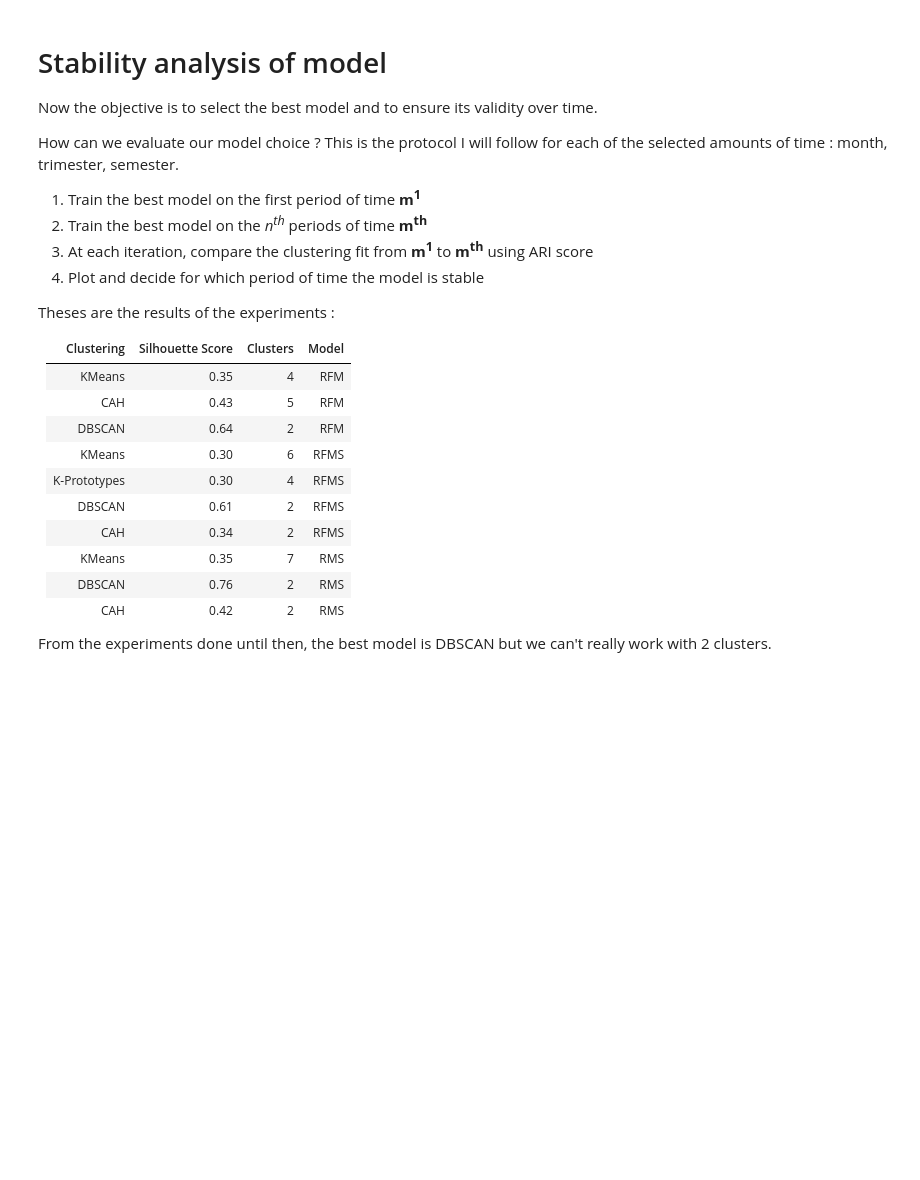
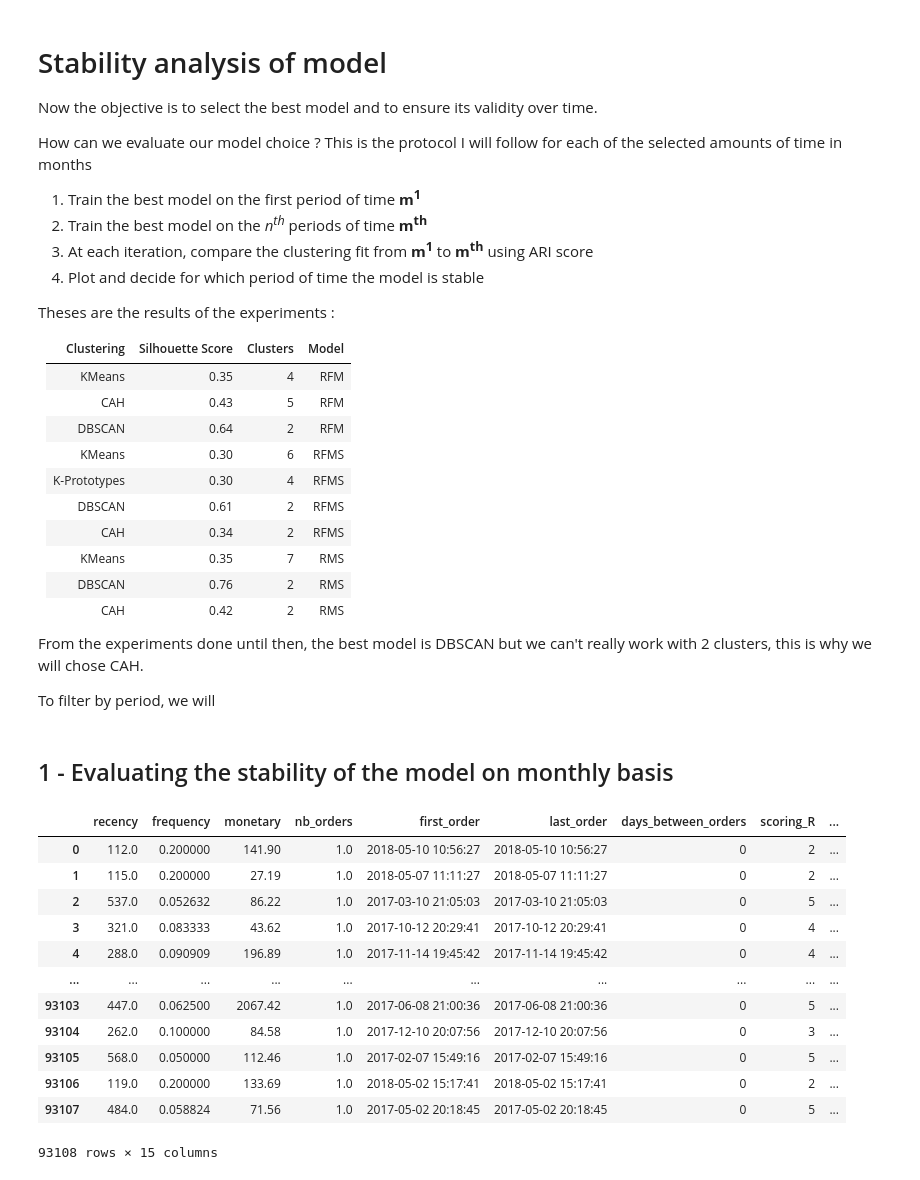
Before and after one commit to mickaelandrieu/unsupervised-ecommerce-clustering, a Jupyter notebook: notebooks/stability_analysis.ipynb, the cells around one changed output. Saved outputs shown, nothing was run; the diff lists cells and outputs as text; code cells hidden in the pictures; blank space fills up the shorter version.

Commit message:
Added Stability Analysis

```diff
--- a/notebooks/stability_analysis.ipynb
+++ b/notebooks/stability_analysis.ipynb
@@ -3,7 +3,7 @@
 
 Now the objective is to select the best model and to ensure its validity over time.
 
-How can we evaluate our model choice ? This is the protocol I will follow for each of the selected amounts of time : month, trimester, semester.
+How can we evaluate our model choice ? This is the protocol I will follow for each of the selected amounts of time in months
 
 1. Train the best model on the first period of time __m<sup>1</sup>__
 2. Train the best model on the _n<sup>th</sup>_ periods of time __m<sup>th</sup>__
@@ -26,5 +26,7 @@ Theses are the results of the experiments :
 | CAH          | 0.42             | 2        | RMS   |
 
 
-From the experiments done until then, the best model is DBSCAN but we can't really work with 2 clusters.
+From the experiments done until then, the best model is DBSCAN but we can't really work with 2 clusters, this is why we will chose CAH.
+
+To filter by period, we will
 # %%
@@ -66,3 +67,32 @@ def plot_clusters_radars(df: pd.DataFrame):
     )
 
     fig.show()
+# %% [markdown]
+## 1 - Evaluating the stability of the model on monthly basis
+# %%
+import pandas as pd
+import numpy as np
+from sklearn.pipeline import make_pipeline
+from sklearn.preprocessing import StandardScaler, PowerTransformer
+from sklearn.metrics import adjusted_rand_score
+from sklearn.cluster import KMeans
+
+customers = pd.read_csv(
+    "./../output/rms.csv", parse_dates=["first_order", "last_order"]
+)
+
+customers
+# %% [output]
+|  | recency | frequency | monetary | nb_orders | first_order | last_order | days_between_orders | scoring_R | ... |
+| 0 | 112.0 | 0.200000 | 141.90 | 1.0 | 2018-05-10 10:56:27 | 2018-05-10 10:56:27 | 0 | 2 | ... |
+| 1 | 115.0 | 0.200000 | 27.19 | 1.0 | 2018-05-07 11:11:27 | 2018-05-07 11:11:27 | 0 | 2 | ... |
+| 2 | 537.0 | 0.052632 | 86.22 | 1.0 | 2017-03-10 21:05:03 | 2017-03-10 21:05:03 | 0 | 5 | ... |
+| 3 | 321.0 | 0.083333 | 43.62 | 1.0 | 2017-10-12 20:29:41 | 2017-10-12 20:29:41 | 0 | 4 | ... |
+| 4 | 288.0 | 0.090909 | 196.89 | 1.0 | 2017-11-14 19:45:42 | 2017-11-14 19:45:42 | 0 | 4 | ... |
+| ... | ... | ... | ... | ... | ... | ... | ... | ... | ... |
+| 93103 | 447.0 | 0.062500 | 2067.42 | 1.0 | 2017-06-08 21:00:36 | 2017-06-08 21:00:36 | 0 | 5 | ... |
+| 93104 | 262.0 | 0.100000 | 84.58 | 1.0 | 2017-12-10 20:07:56 | 2017-12-10 20:07:56 | 0 | 3 | ... |
+| 93105 | 568.0 | 0.050000 | 112.46 | 1.0 | 2017-02-07 15:49:16 | 2017-02-07 15:49:16 | 0 | 5 | ... |
+| 93106 | 119.0 | 0.200000 | 133.69 | 1.0 | 2018-05-02 15:17:41 | 2018-05-02 15:17:41 | 0 | 2 | ... |
+| 93107 | 484.0 | 0.058824 | 71.56 | 1.0 | 2017-05-02 20:18:45 | 2017-05-02 20:18:45 | 0 | 5 | ... |
+93108 rows × 15 columns
```
Also changed, not shown: parts of 17 cells of this notebook, 3 other files.
